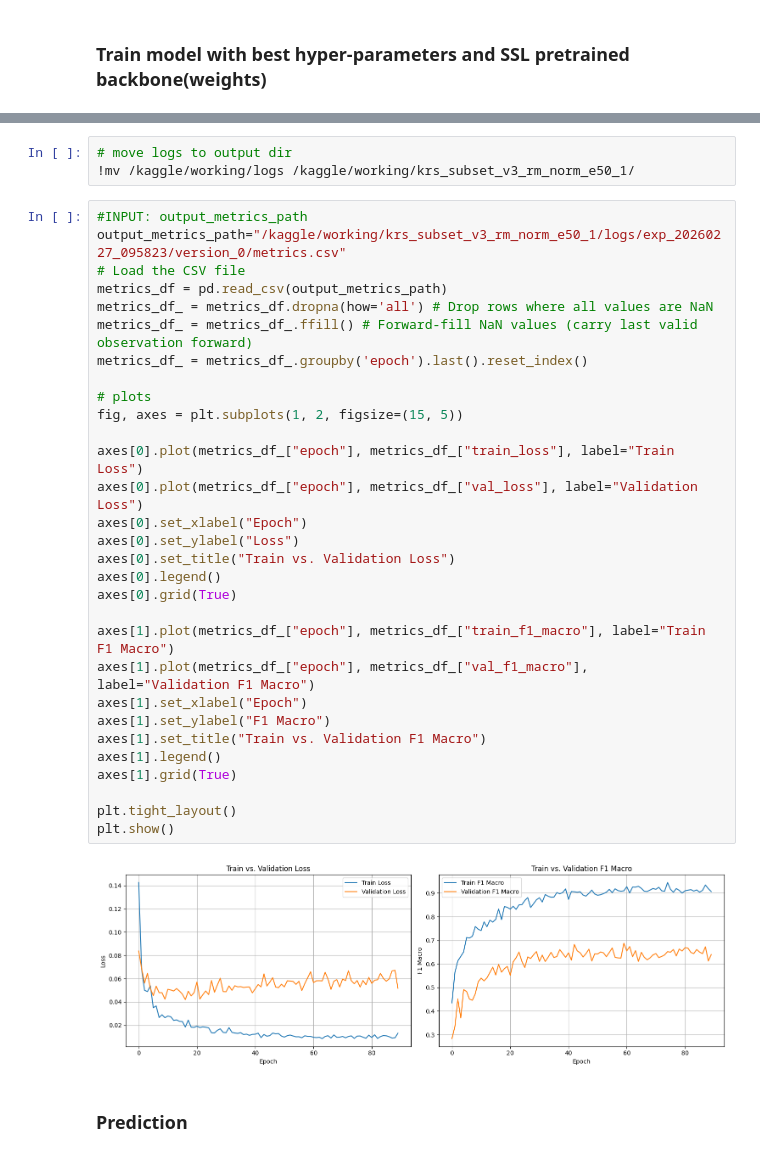
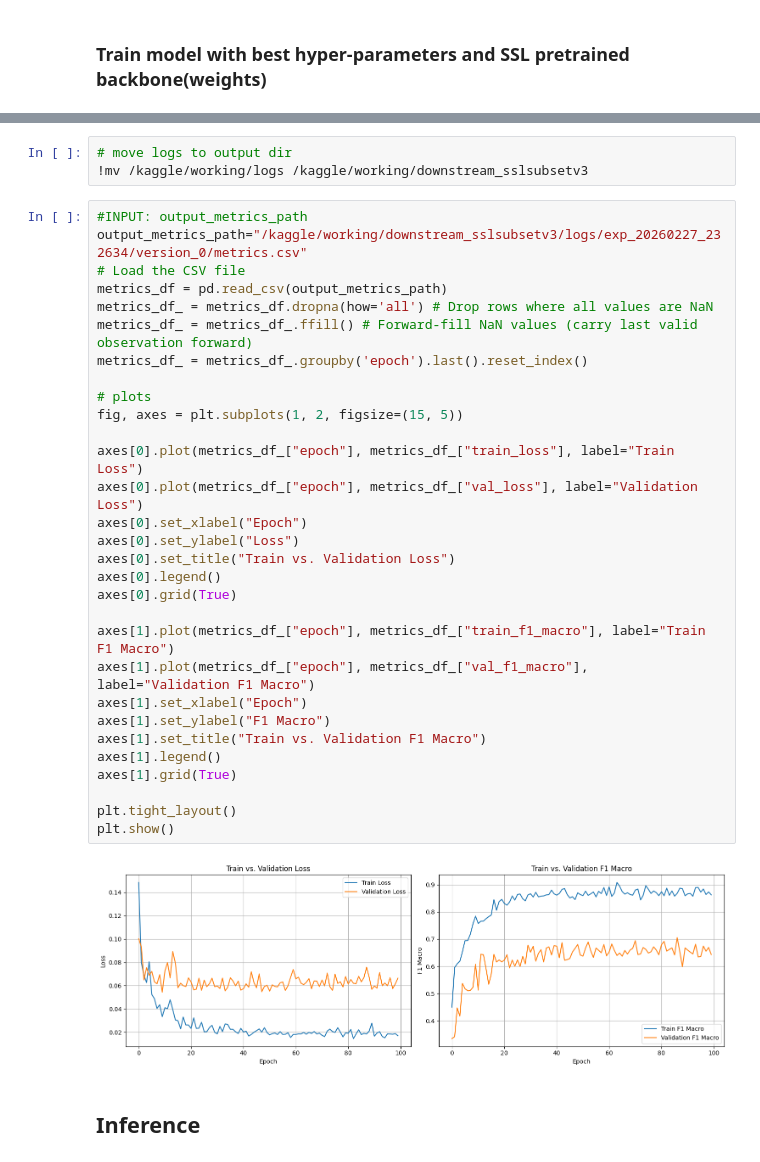
Before and after one commit to Omowonuola-Akintola/ICPR-Contest-2026, a Jupyter notebook: classification.ipynb, the cells around one changed output, grey strips where cells are left out. Saved outputs shown, nothing was run; the diff lists cells and outputs as text.

```diff
--- a/classification.ipynb
+++ b/classification.ipynb
@@ -1169,37 +1244,37 @@ Training time: 20.880888863404593 min
 # %%
 # move logs to output dir
-!mv /kaggle/working/logs /kaggle/working/krs_subset_v3_rm_norm_e50_1/
+!mv /kaggle/working/logs /kaggle/working/downstream_sslsubsetv3
 # %%
 #INPUT: output_metrics_path
-output_metrics_path="/kaggle/working/krs_subset_v3_rm_norm_e50_1/logs/exp_20260227_095823/version_0/metrics.csv"
+output_metrics_path="/kaggle/working/downstream_sslsubsetv3/logs/exp_20260227_232634/version_0/metrics.csv"
 # Load the CSV file
 metrics_df = pd.read_csv(output_metrics_path)
 metrics_df_ = metrics_df.dropna(how='all') # Drop rows where all values are NaN
 metrics_df_ = metrics_df_.ffill() # Forward-fill NaN values (carry last valid observation forward)
 metrics_df_ = metrics_df_.groupby('epoch').last().reset_index()
 
 # plots
 fig, axes = plt.subplots(1, 2, figsize=(15, 5))
 
 axes[0].plot(metrics_df_["epoch"], metrics_df_["train_loss"], label="Train Loss")
 axes[0].plot(metrics_df_["epoch"], metrics_df_["val_loss"], label="Validation Loss")
 axes[0].set_xlabel("Epoch")
 axes[0].set_ylabel("Loss")
 axes[0].set_title("Train vs. Validation Loss")
 axes[0].legend()
 axes[0].grid(True)
 
 axes[1].plot(metrics_df_["epoch"], metrics_df_["train_f1_macro"], label="Train F1 Macro")
 axes[1].plot(metrics_df_["epoch"], metrics_df_["val_f1_macro"], label="Validation F1 Macro")
 axes[1].set_xlabel("Epoch")
 axes[1].set_ylabel("F1 Macro")
 axes[1].set_title("Train vs. Validation F1 Macro")
 axes[1].legend()
 axes[1].grid(True)
 
 plt.tight_layout()
 plt.show()
 # %% [output]
-[figure, old version]
+[figure, new version]
 # %% [markdown]
-### Prediction
+## Inference
```
Also changed, not shown: parts of 33 cells of this notebook.
